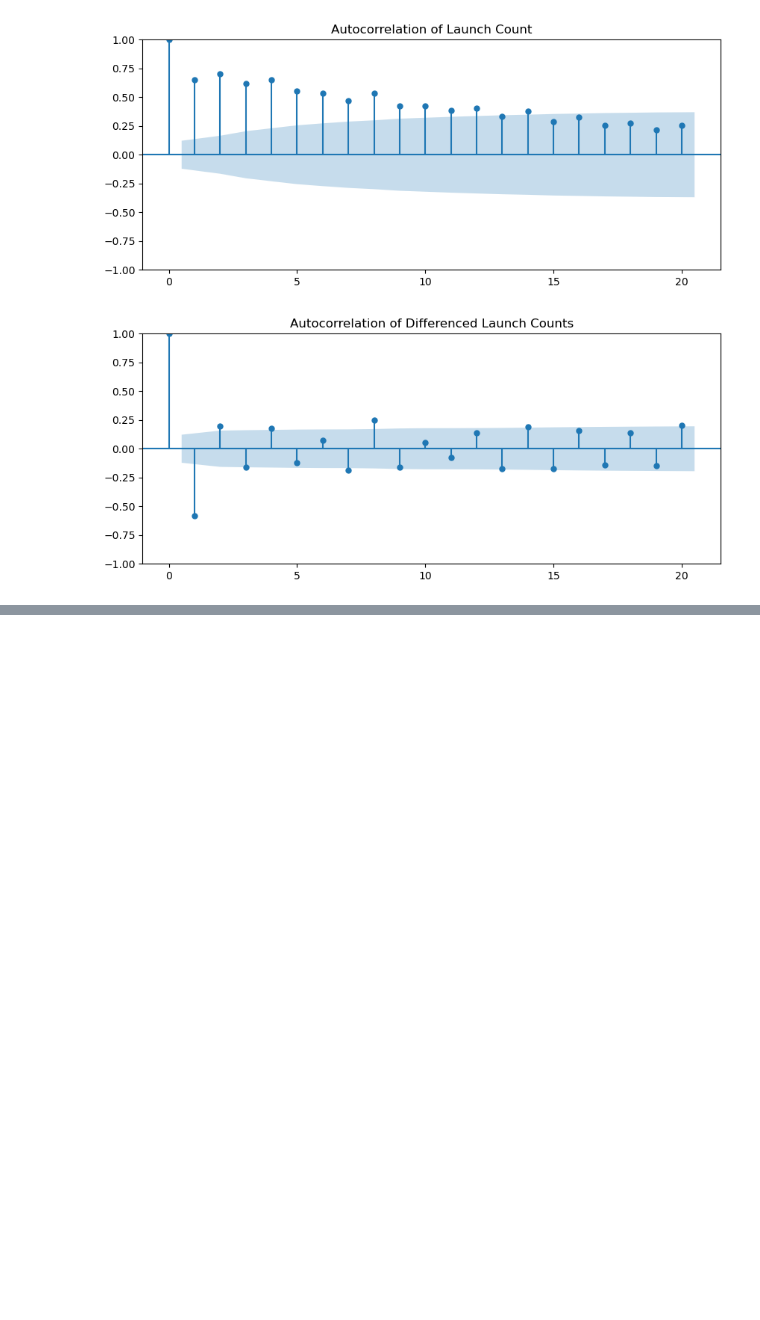
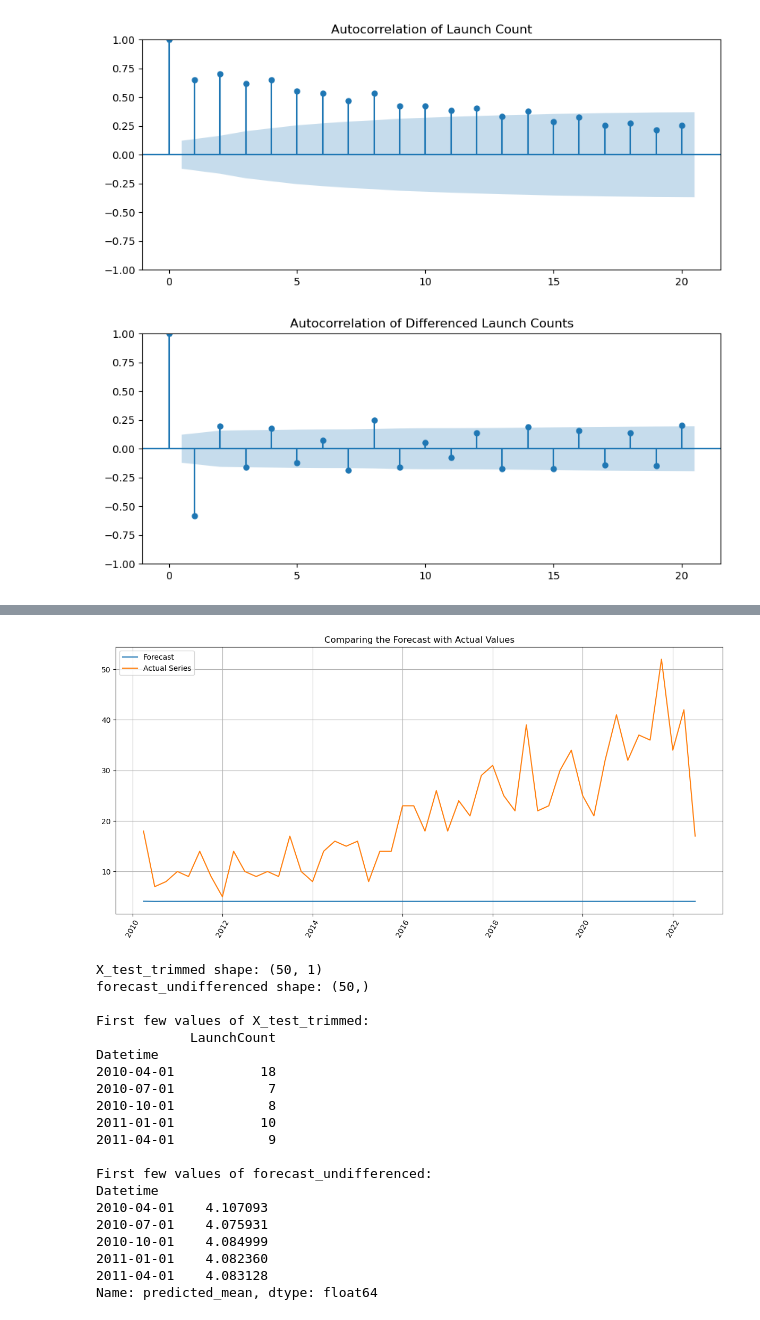
Before and after one commit to elmunoz42/mars-image-dataset-analysis, a Jupyter notebook: space_missions/space-missions-timeseries.ipynb, the cells around one changed output, grey strips where cells are left out. Cells and saved outputs as stored; diff of their text form; code cells hidden in the pictures; blank space fills up the shorter version.

```diff
--- a/space_missions/space-missions-timeseries.ipynb
+++ b/space_missions/space-missions-timeseries.ipynb
@@ -406,0 +550,53 @@ plt.show()
+# %%
+# Create a Series for the forecast with the same index as X_test
+forecast = arma.forecast(steps = len(X_test))
+forecast_series = pd.Series(forecast, index=X_test.index[1:])
+
+# Undo the differencing for the forecast
+forecast_undifferenced = X_test.iloc[0].values[0] + forecast_series.cumsum()
+
+# Ensure both series are the same length
+X_test_trimmed = X_test.iloc[1:]  # Remove the first row to match forecast length
+
+# Plot
+plt.figure(figsize=(12, 6))
+plt.plot(X_test_trimmed.index, forecast_undifferenced, label='Forecast')
+plt.plot(X_test_trimmed.index, X_test_trimmed, label='Actual Series')
+plt.title('Comparing the Forecast with Actual Values')
+plt.legend()
+plt.xticks(rotation=60)
+plt.grid(True)
+plt.tight_layout()
+plt.show()
+
+# Print the shapes to verify
+print("X_test_trimmed shape:", X_test_trimmed.shape)
+print("forecast_undifferenced shape:", forecast_undifferenced.shape)
+
+# Print the first few values of each series
+print("\nFirst few values of X_test_trimmed:")
+print(X_test_trimmed.head())
+print("\nFirst few values of forecast_undifferenced:")
+print(forecast_undifferenced.head())
+# %% [output]
+[figure, added]
+X_test_trimmed shape: (50, 1)
+forecast_undifferenced shape: (50,)
+
+First few values of X_test_trimmed:
+            LaunchCount
+Datetime
+2010-04-01           18
+2010-07-01            7
+2010-10-01            8
+2011-01-01           10
+2011-04-01            9
+
+First few values of forecast_undifferenced:
+Datetime
+2010-04-01    4.107093
+2010-07-01    4.075931
+2010-10-01    4.084999
+2011-01-01    4.082360
+2011-04-01    4.083128
+Name: predicted_mean, dtype: float64
```
Also changed, not shown: parts of 18 cells of this notebook.
